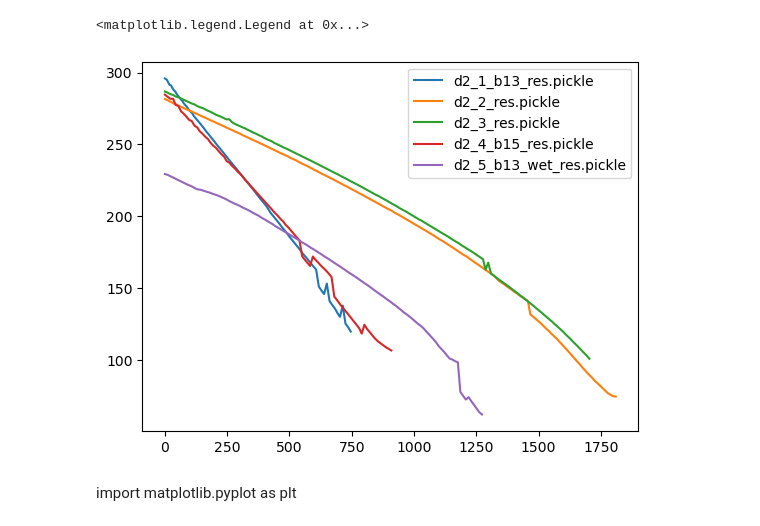
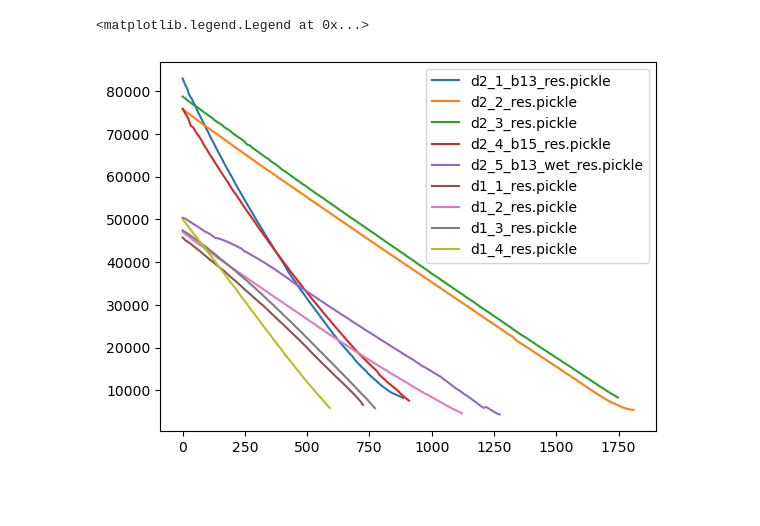
Before and after one commit to vas0x59/droplets_physlab, a Jupyter notebook: surface_droplets/proc.ipynb, the cells around one changed output. Saved outputs shown, nothing was run; the diff lists cells and outputs as text; code cells hidden in the pictures; blank space fills up the shorter version.

```diff
--- a/surface_droplets/proc.ipynb
+++ b/surface_droplets/proc.ipynb
@@ -12,11 +29,10 @@ def load_data(path):
 # %%
-for i in ["d2_1_b13_res.pickle", "d2_2_res.pickle", "d2_3_res.pickle", "d2_4_b15_res.pickle", "d2_5_b13_wet_res.pickle"]:
+for i in ["d2_1_b13_res.pickle", "d2_2_res.pickle", "d2_3_res.pickle", "d2_4_b15_res.pickle", "d2_5_b13_wet_res.pickle", "d1_1_res.pickle", "d1_2_res.pickle", "d1_3_res.pickle", "d1_4_res.pickle"]:
     Ts, Rs = load_data(i)
-    plt.plot(Ts, np.power(Rs, 1), label=i)
+    plt.plot(Ts, np.power(Rs, 2), label=i)
+    # plt.plot(np.log(Ts), np.log(Rs), label=i)
 
 plt.legend()
 # %% [output]
 <matplotlib.legend.Legend at 0x...>
-[figure, old version]
+[figure, new version]
-# %% [markdown]
-import matplotlib.pyplot as plt
```
Also changed, not shown: parts of 8 cells of this notebook, 10 other files.
